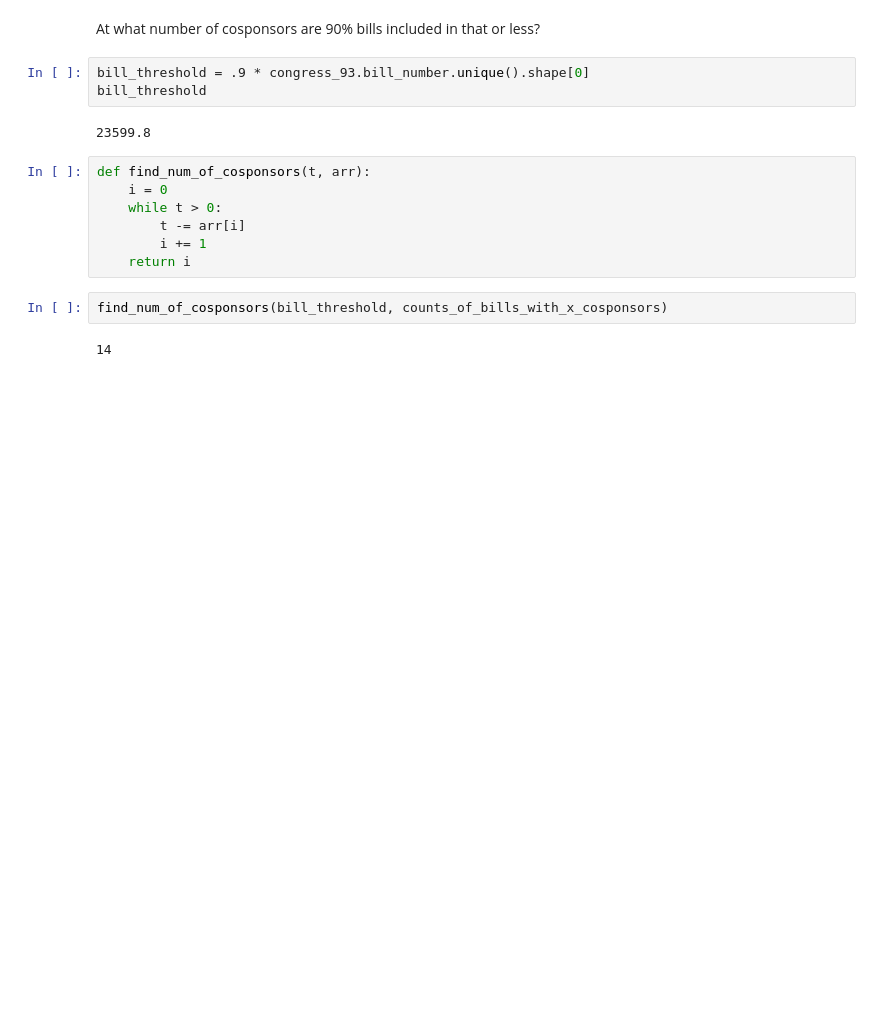
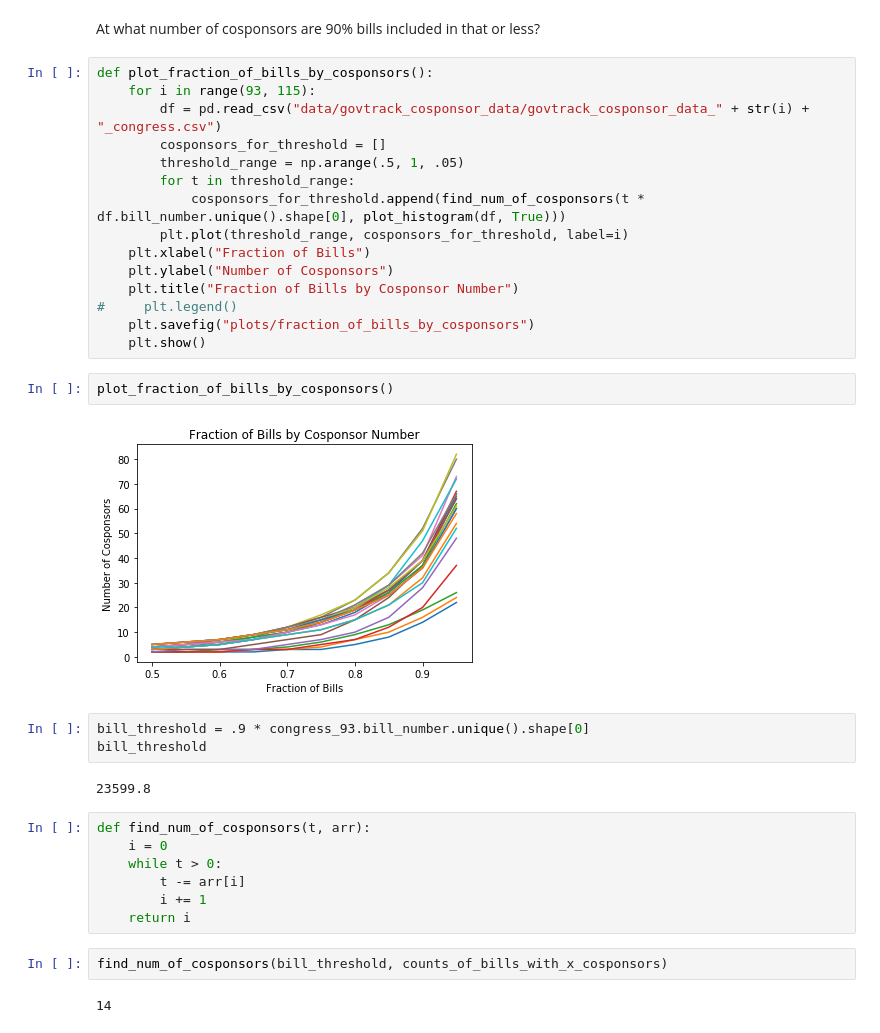
Before and after one commit to emmaling27/networks-research, a Jupyter notebook: bill_cosponsorship_analysis.ipynb, the cells around one changed output. Saved outputs shown, nothing was run; the diff lists cells and outputs as text; blank space fills up the shorter version.

```diff
--- a/bill_cosponsorship_analysis.ipynb
+++ b/bill_cosponsorship_analysis.ipynb
@@ -66,5 +53,24 @@ array([    0, 17752,  2347,   765,   597,   409,   319,   281,   237,
 # %% [markdown]
 At what number of cosponsors are 90% bills included in that or less?
+# %%
+def plot_fraction_of_bills_by_cosponsors():
+    for i in range(93, 115):
+        df = pd.read_csv("data/govtrack_cosponsor_data/govtrack_cosponsor_data_" + str(i) + "_congress.csv")
+        cosponsors_for_threshold = []
+        threshold_range = np.arange(.5, 1, .05)
+        for t in threshold_range:
+            cosponsors_for_threshold.append(find_num_of_cosponsors(t * df.bill_number.unique().shape[0], plot_histogram(df, True)))
+        plt.plot(threshold_range, cosponsors_for_threshold, label=i)
+    plt.xlabel("Fraction of Bills")
+    plt.ylabel("Number of Cosponsors")
+    plt.title("Fraction of Bills by Cosponsor Number")
+#     plt.legend()
+    plt.savefig("plots/fraction_of_bills_by_cosponsors")
+    plt.show()
+# %%
+plot_fraction_of_bills_by_cosponsors()
+# %% [output]
+[figure, added]
 # %%
 bill_threshold = .9 * congress_93.bill_number.unique().shape[0]
 bill_threshold
```
Also changed, not shown: parts of 10 cells of this notebook, 1 other file.
